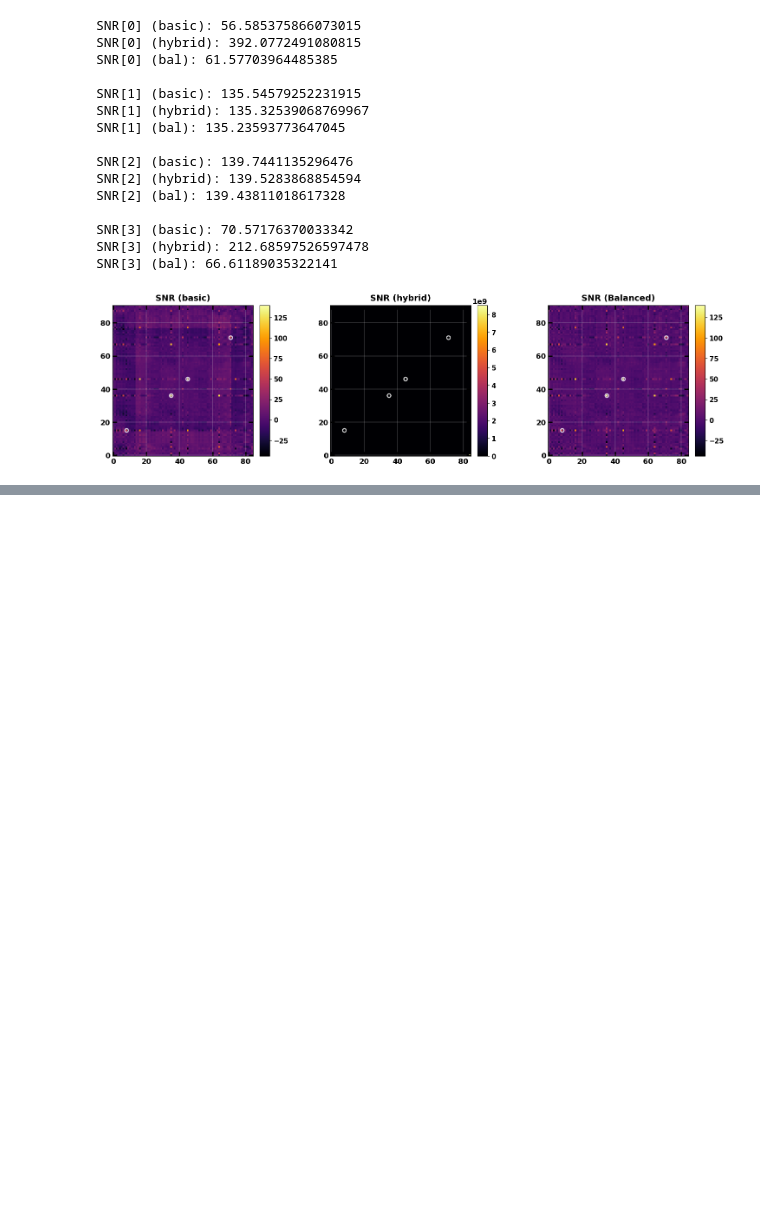
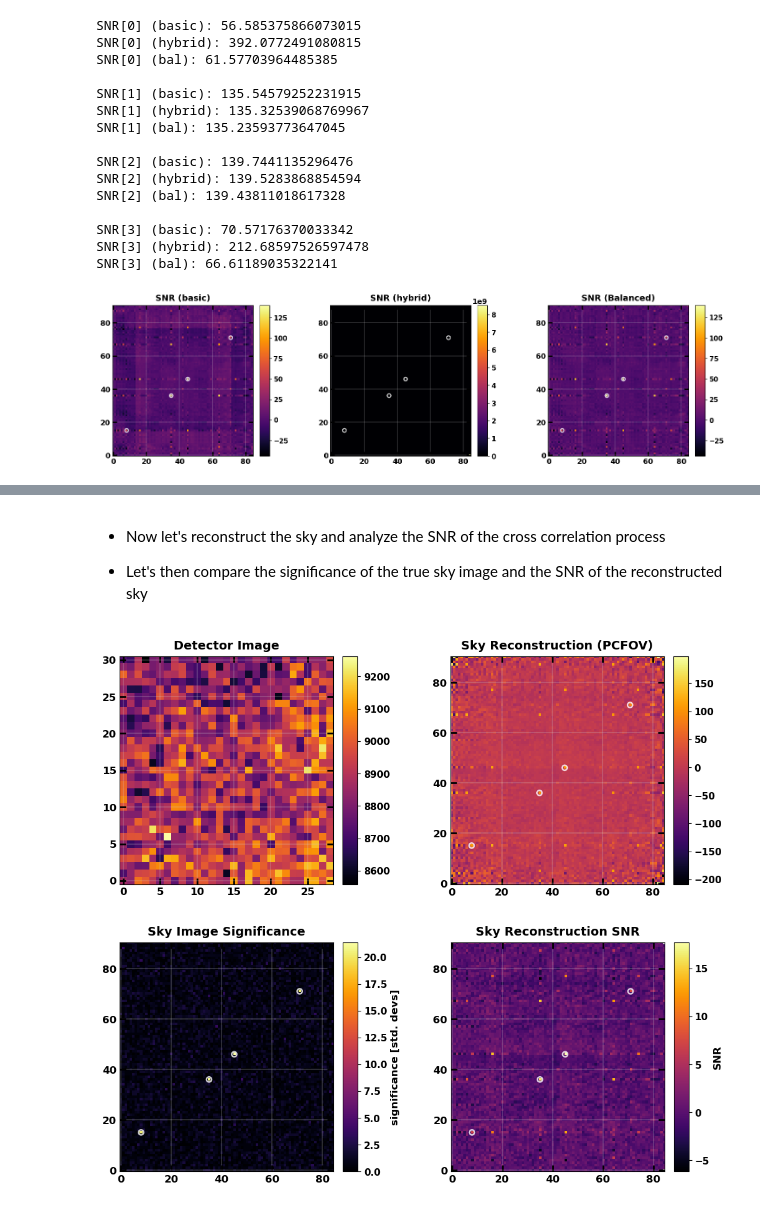
Before and after one commit to EdoardoGiancarli/Reconstruction_Masks_Test, a Jupyter notebook: Img_ReconstructionMethods_2D/variance_SNR.ipynb, the cells around one changed output, grey strips where cells are left out. Drawn from its saved outputs; the diff is of its cells as text; code cells hidden in the pictures; blank space fills up the shorter version.

```diff
--- a/Img_ReconstructionMethods_2D/variance_SNR.ipynb
+++ b/Img_ReconstructionMethods_2D/variance_SNR.ipynb
@@ -225,0 +248,32 @@ SNR[3] (bal): 66.61189035322141
+# %% [markdown]
+- Now let's reconstruct the sky and analyze the SNR of the cross correlation process
+
+- Let's then compare the significance of the true sky image and the SNR of the reconstructed sky
+# %%
+fcfov_detector_image = correlate(mask, sky_image)[2*h : -2*h, 2*v : -2*v]       ### detector area corresponding to FCFOV
+
+bulk_array = np.ones(fcfov_detector_image.shape)
+balancing = bal.BalancedSkyReconstruction_Goldwurm(mask, decoder, bulk_array)
+bal_sky_reconstruction, balskyrec_var = balancing.balanced_sky_reconstruction(fcfov_detector_image)
+
+threshold = 300
+post_bal_sky_reconstruction = bal_sky_reconstruction.copy()
+post_bal_sky_reconstruction[bal_sky_reconstruction > threshold] = 0     # remove artifacts
+post_bal_sky_reconstruction[bal_sky_reconstruction < -threshold] = 0
+
+plot.image_plot([fcfov_detector_image, post_bal_sky_reconstruction],
+                ["Detector Image", "Sky Reconstruction (PCFOV)"],
+                cbarcmap=["inferno"]*2,
+                simulated_sources=[None, sources_pos])
+
+
+snr = bal_sky_reconstruction/np.sqrt(balskyrec_var + 1e-8)
+
+plot.image_plot([sky_significance, snr],
+                ["Sky Image Significance", "Sky Reconstruction SNR"],
+                cbarlabel=["significance [std. devs]", "SNR"],
+                cbarcmap=["inferno"]*2,
+                simulated_sources=[sources_pos, sources_pos])
+# %% [output]
+[figure, added]
+[figure, added]
```
Also changed, not shown: parts of 13 cells of this notebook, 2 other files.
